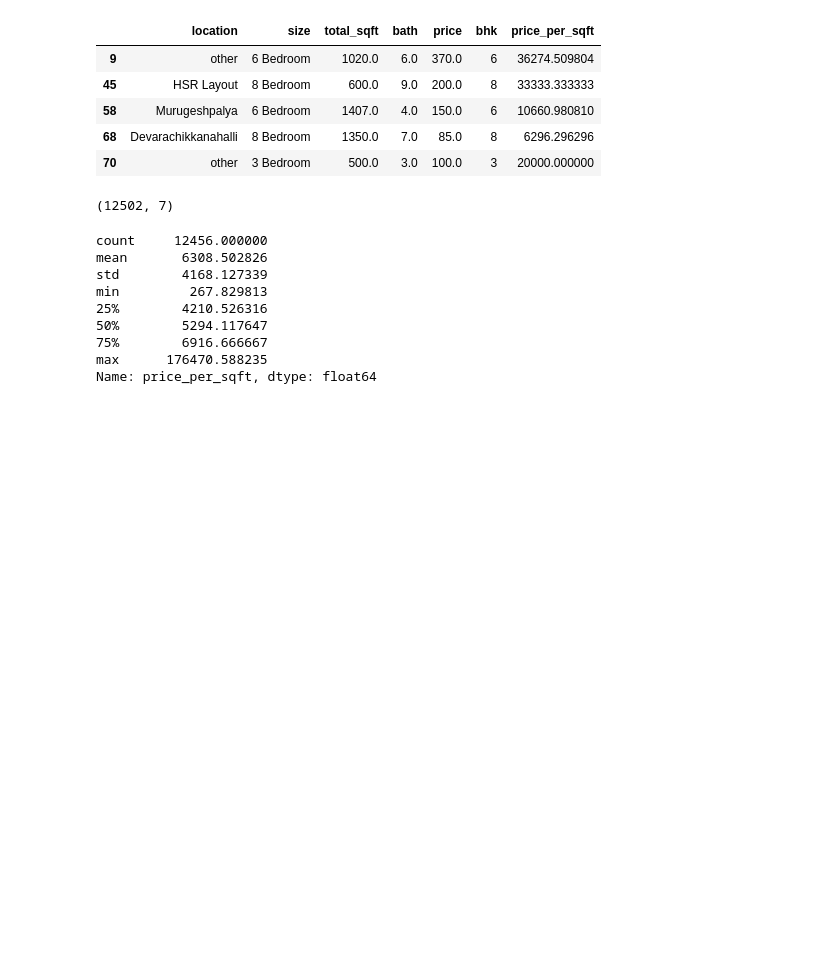
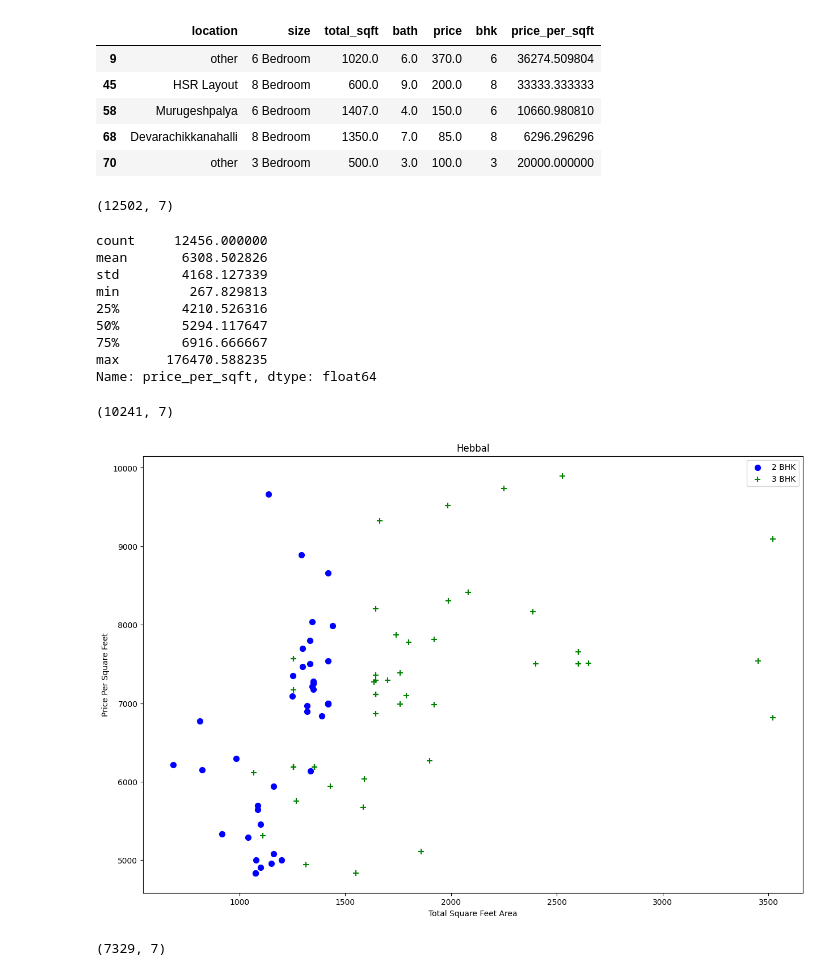
Before and after one commit to Pinnacle443/Bangalore-House-Price-Prediction, a Jupyter notebook: Analysis.ipynb, the cells around one changed output. Saved outputs shown, nothing was run; the diff lists cells and outputs as text; code cells hidden in the pictures; blank space fills up the shorter version.

```diff
--- a/Analysis.ipynb
+++ b/Analysis.ipynb
@@ -269,3 +269,51 @@ min         267.829813
 75%        6916.666667
 max      176470.588235
 Name: price_per_sqft, dtype: float64
+# %%
+def remove_pps_outliers(df):
+    df_out =pd.DataFrame()
+    for key, subdf in df.groupby("location"):
+        m = np.mean(subdf.price_per_sqft)
+        st = np.std(subdf.price_per_sqft)
+        reduced_df =subdf[(subdf.price_per_sqft>(m-st)) & (subdf.price_per_sqft<=(m+st))]
+        df_out=pd.concat([df_out, reduced_df], ignore_index=True)
+    return df_out
+# %%
+df7= remove_pps_outliers(df6)
+df7.shape
+# %% [output]
+(10241, 7)
+# %%
+def plot_scatter_chart(df, location):
+    bhk2= df[(df.location==location) & (df.bhk==2)]
+    bhk3= df[(df.location==location) & (df.bhk==3)]
+    matplotlib.rcParams['figure.figsize']=(15,10)
+    plt.scatter(bhk2.total_sqft, bhk2.price_per_sqft, color ="blue", label="2 BHK", s = 50)
+    plt.scatter(bhk3.total_sqft, bhk3.price_per_sqft, marker="+", color ="green", label ="3 BHK", s=50)
+    plt.xlabel("Total Square Feet Area")
+    plt.ylabel("Price Per Square Feet")
+    plt.title(location)
+    plt.legend()
+plot_scatter_chart(df7,"Hebbal")
+# %% [output]
+[figure, added]
+# %%
+def remove_bhk_outliers(df):
+    exclude_indices =np.array([])
+    for location, location_df in df.groupby("location"):
+        bhk_stats = {}
+        for bhk, bhk_df in location_df.groupby("bhk"):
+            bhk_stats[bhk] = {
+            "mean": np.mean(bhk_df.price_per_sqft),
+            "std": np.std(bhk_df.price_per_sqft),
+            "count": bhk_df.shape[0]
+        }
+        for bhk, bhk_df in location_df.groupby("bhk"):
+            stats = bhk_stats.get(bhk-1)
+            if stats and stats["count"]>5:
+                exclude_indices = np.append(exclude_indices, bhk_df[bhk_df.price_per_sqft<(stats["mean"])].index.values)
+    return df.drop(exclude_indices, axis ='index')
+df8 = remove_bhk_outliers(df7)
+df8.shape
+# %% [output]
+(7329, 7)
```
Also changed, not shown: parts of 19 cells of this notebook.
